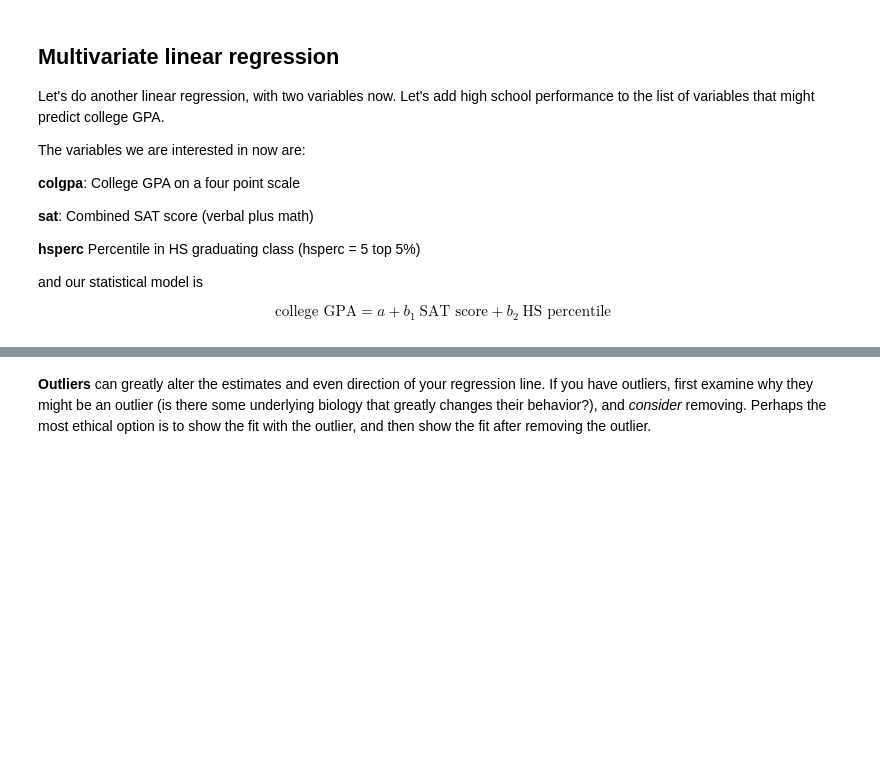
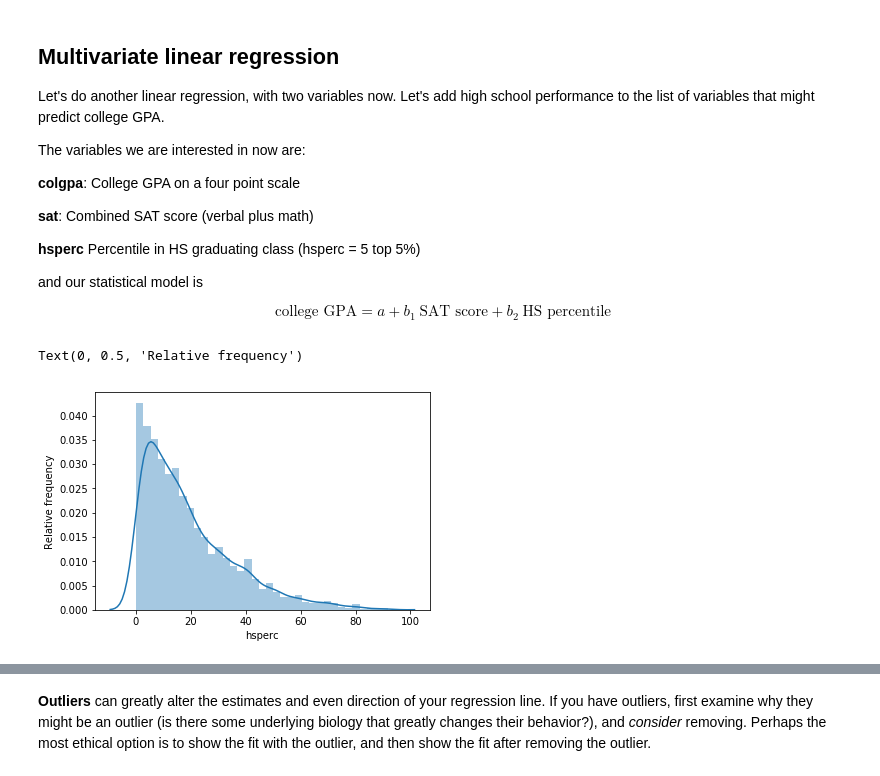
Before and after one commit to asizemore/data_science_seminar_upenn20, a Jupyter notebook: Linear_regression_07162020.ipynb, the cells around one changed output, grey strips where cells are left out. Drawn from its saved outputs; the diff is of its cells as text; code cells hidden in the pictures; blank space fills up the shorter version.

```diff
--- a/Linear_regression_07162020.ipynb
+++ b/Linear_regression_07162020.ipynb
@@ -141,6 +183,10 @@ and our statistical model is
 # %%
 # Let's first have a look at what hsperc looks like
 sns.distplot(collegeDataAll['hsperc'])
+plt.ylabel("Relative frequency");
+# %% [output]
+Text(0, 0.5, 'Relative frequency')
+[figure, added]
 # %%
 # Run the regression
 
```
Also changed, not shown: parts of 19 cells of this notebook.
